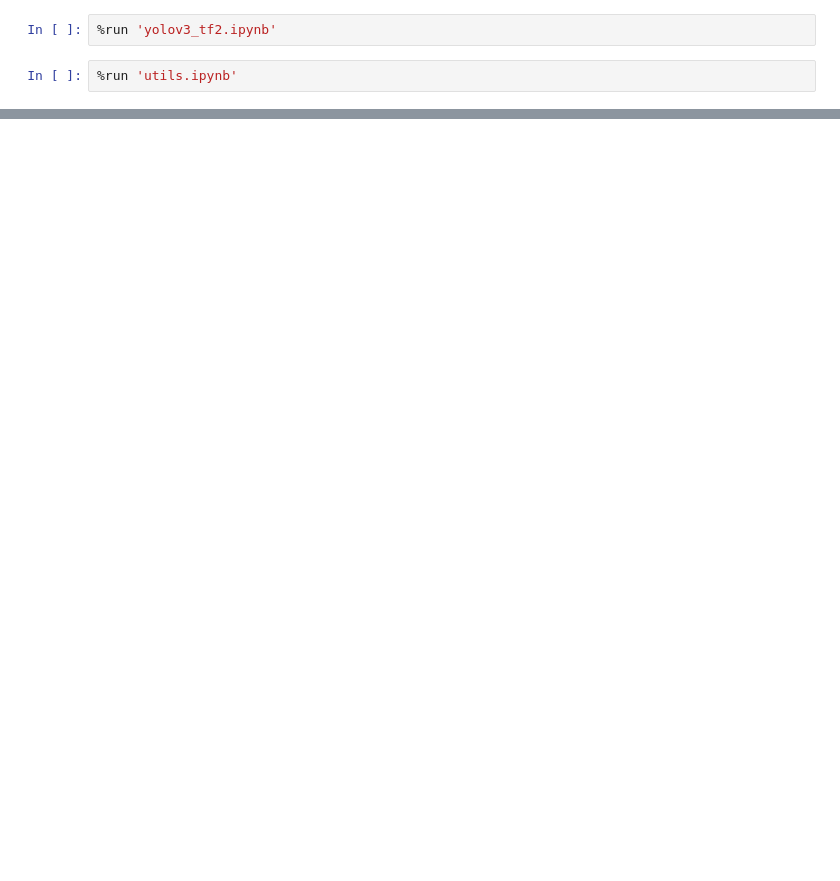
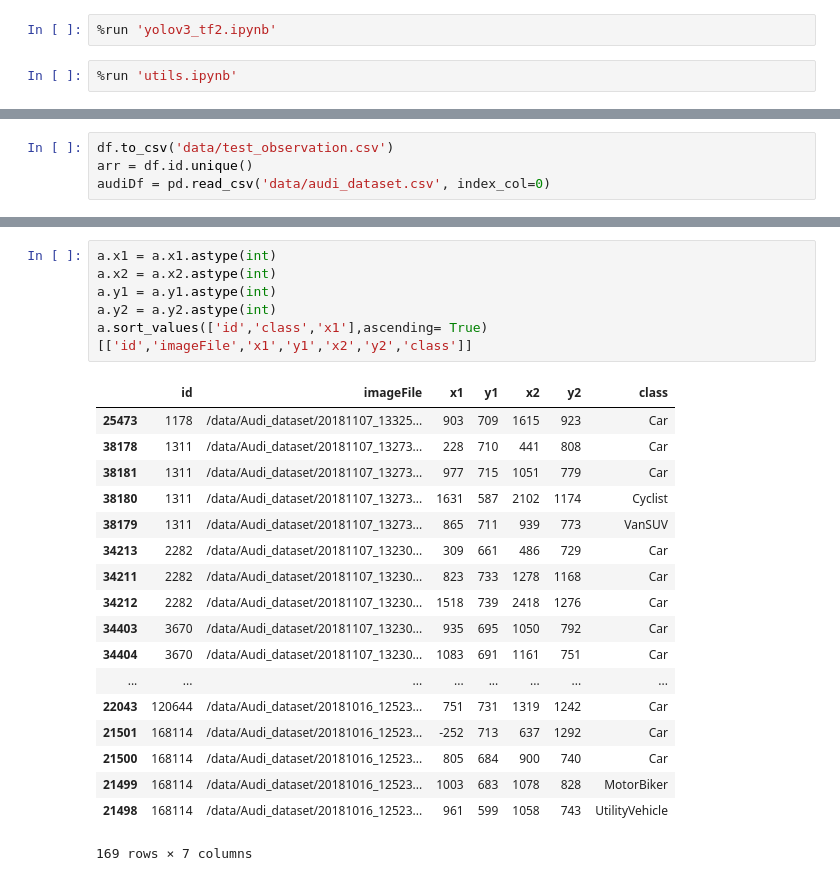
Before and after one commit to Suman-Saini/CapstoneProject_2, a Jupyter notebook: object_detection.ipynb, the cells around one changed output, grey strips where cells are left out. Drawn from its saved outputs; the diff is of its cells as text; blank space fills up the shorter version.

```diff
--- a/object_detection.ipynb
+++ b/object_detection.ipynb
@@ -66,0 +93,4 @@ detect()
+# %%
+df.to_csv('data/test_observation.csv')
+arr = df.id.unique()
+audiDf = pd.read_csv('data/audi_dataset.csv', index_col=0)
@@ -66,0 +123,25 @@ detect()
+# %%
+a.x1 = a.x1.astype(int)
+a.x2 = a.x2.astype(int)
+a.y1 = a.y1.astype(int)
+a.y2 = a.y2.astype(int)
+a.sort_values(['id','class','x1'],ascending= True)[['id','imageFile','x1','y1','x2','y2','class']]
+# %% [output]
+|  | id | imageFile | x1 | y1 | x2 | y2 | class |
+| 25473 | 1178 | /data/Audi_dataset/20181107_13325... | 903 | 709 | 1615 | 923 | Car |
+| 38178 | 1311 | /data/Audi_dataset/20181107_13273... | 228 | 710 | 441 | 808 | Car |
+| 38181 | 1311 | /data/Audi_dataset/20181107_13273... | 977 | 715 | 1051 | 779 | Car |
+| 38180 | 1311 | /data/Audi_dataset/20181107_13273... | 1631 | 587 | 2102 | 1174 | Cyclist |
+| 38179 | 1311 | /data/Audi_dataset/20181107_13273... | 865 | 711 | 939 | 773 | VanSUV |
+| 34213 | 2282 | /data/Audi_dataset/20181107_13230... | 309 | 661 | 486 | 729 | Car |
+| 34211 | 2282 | /data/Audi_dataset/20181107_13230... | 823 | 733 | 1278 | 1168 | Car |
+| 34212 | 2282 | /data/Audi_dataset/20181107_13230... | 1518 | 739 | 2418 | 1276 | Car |
+| 34403 | 3670 | /data/Audi_dataset/20181107_13230... | 935 | 695 | 1050 | 792 | Car |
+| 34404 | 3670 | /data/Audi_dataset/20181107_13230... | 1083 | 691 | 1161 | 751 | Car |
+| ... | ... | ... | ... | ... | ... | ... | ... |
+| 22043 | 120644 | /data/Audi_dataset/20181016_12523... | 751 | 731 | 1319 | 1242 | Car |
+| 21501 | 168114 | /data/Audi_dataset/20181016_12523... | -252 | 713 | 637 | 1292 | Car |
+| 21500 | 168114 | /data/Audi_dataset/20181016_12523... | 805 | 684 | 900 | 740 | Car |
+| 21499 | 168114 | /data/Audi_dataset/20181016_12523... | 1003 | 683 | 1078 | 828 | MotorBiker |
+| 21498 | 168114 | /data/Audi_dataset/20181016_12523... | 961 | 599 | 1058 | 743 | UtilityVehicle |
+169 rows × 7 columns
```
Also changed, not shown: parts of 8 cells of this notebook, 5 other files.
